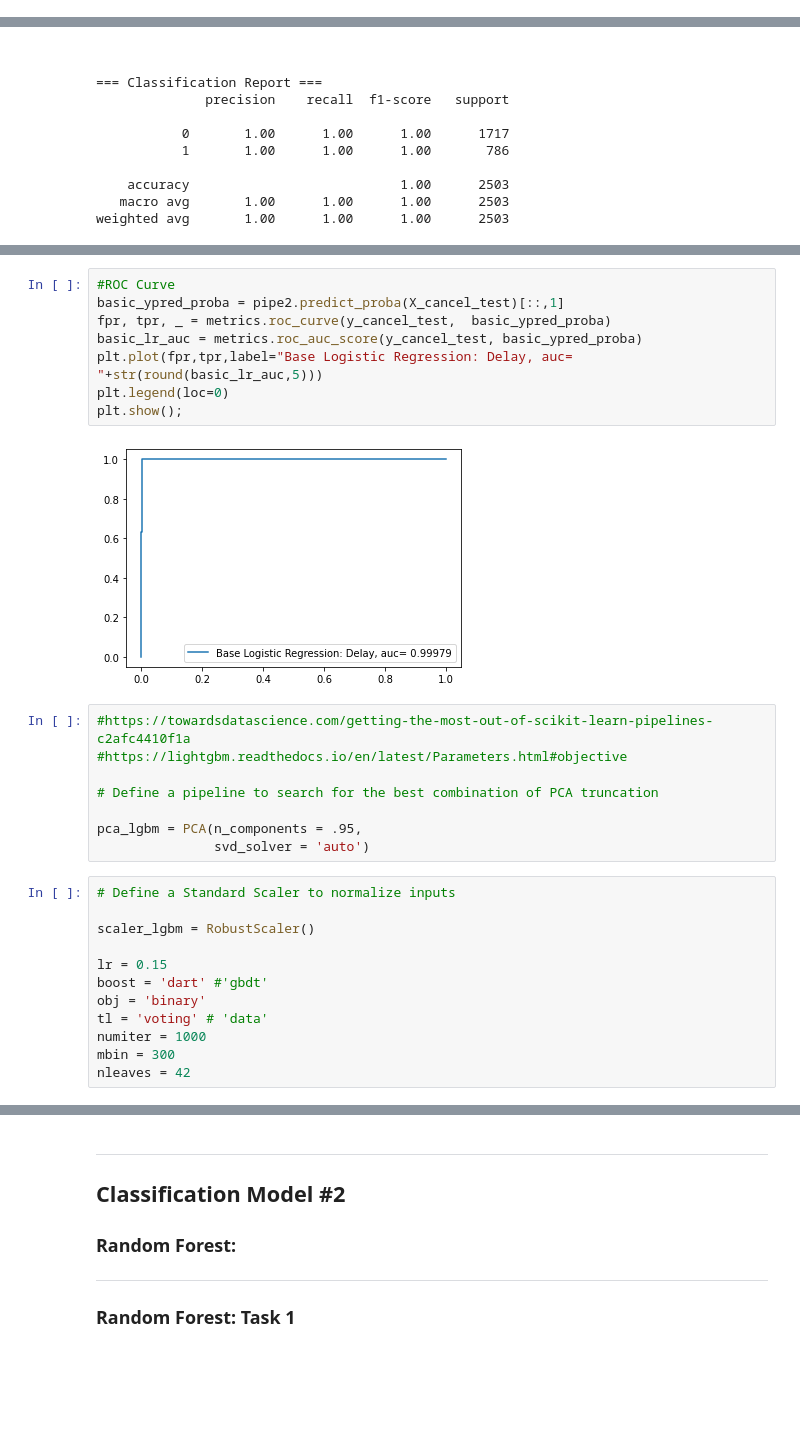
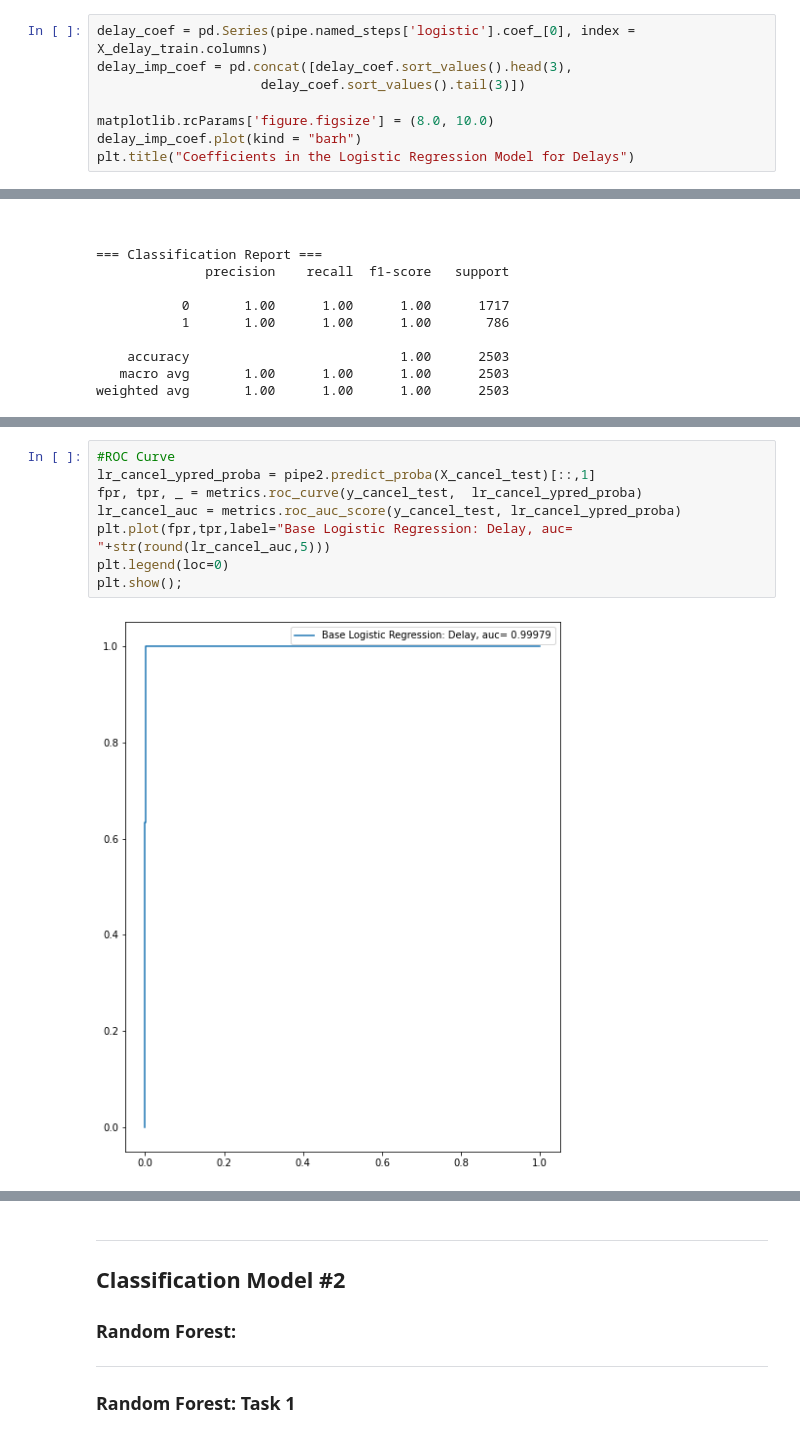
Before and after one commit to ahosk/ML7331-Lab1, a Jupyter notebook: Lab 2/Hoskins_Lewandowski_Morris_Tamares_Lab2.ipynb, the cells around one changed output, grey strips where cells are left out. Drawn from its saved outputs; the diff is of its cells as text; blank space fills up the shorter version.

```diff
--- a/Lab 2/Hoskins_Lewandowski_Morris_Tamares_Lab2.ipynb
+++ b/Lab 2/Hoskins_Lewandowski_Morris_Tamares_Lab2.ipynb
@@ -625,0 +644,8 @@ plt.show();
+# %%
+delay_coef = pd.Series(pipe.named_steps['logistic'].coef_[0], index = X_delay_train.columns)
+delay_imp_coef = pd.concat([delay_coef.sort_values().head(3),
+                     delay_coef.sort_values().tail(3)])
+
+matplotlib.rcParams['figure.figsize'] = (8.0, 10.0)
+delay_imp_coef.plot(kind = "barh")
+plt.title("Coefficients in the Logistic Regression Model for Delays")
@@ -705,30 +741,10 @@ sns.heatmap(lr_cancel_matrix, annot=lr_cancel_labels, fmt='', cmap='Blues');
 # %%
 #ROC Curve
-basic_ypred_proba = pipe2.predict_proba(X_cancel_test)[::,1]
-fpr, tpr, _ = metrics.roc_curve(y_cancel_test,  basic_ypred_proba)
-basic_lr_auc = metrics.roc_auc_score(y_cancel_test, basic_ypred_proba)
-plt.plot(fpr,tpr,label="Base Logistic Regression: Delay, auc= "+str(round(basic_lr_auc,5)))
+lr_cancel_ypred_proba = pipe2.predict_proba(X_cancel_test)[::,1]
+fpr, tpr, _ = metrics.roc_curve(y_cancel_test,  lr_cancel_ypred_proba)
+lr_cancel_auc = metrics.roc_auc_score(y_cancel_test, lr_cancel_ypred_proba)
+plt.plot(fpr,tpr,label="Base Logistic Regression: Delay, auc= "+str(round(lr_cancel_auc,5)))
 plt.legend(loc=0)
 plt.show();
 # %% [output]
-[figure, old version]
+[figure, new version]
-# %%
-#https://towardsdatascience.com/getting-the-most-out-of-scikit-learn-pipelines-c2afc4410f1a
-#https://lightgbm.readthedocs.io/en/latest/Parameters.html#objective
-
-# Define a pipeline to search for the best combination of PCA truncation
-
-pca_lgbm = PCA(n_components = .95,
-               svd_solver = 'auto')
-# %%
-# Define a Standard Scaler to normalize inputs
-
-scaler_lgbm = RobustScaler()
-
-lr = 0.15
-boost = 'dart' #'gbdt'
-obj = 'binary'
-tl = 'voting' # 'data'
-numiter = 1000
-mbin = 300
-nleaves = 42
```
Also changed, not shown: parts of 45 cells of this notebook.
